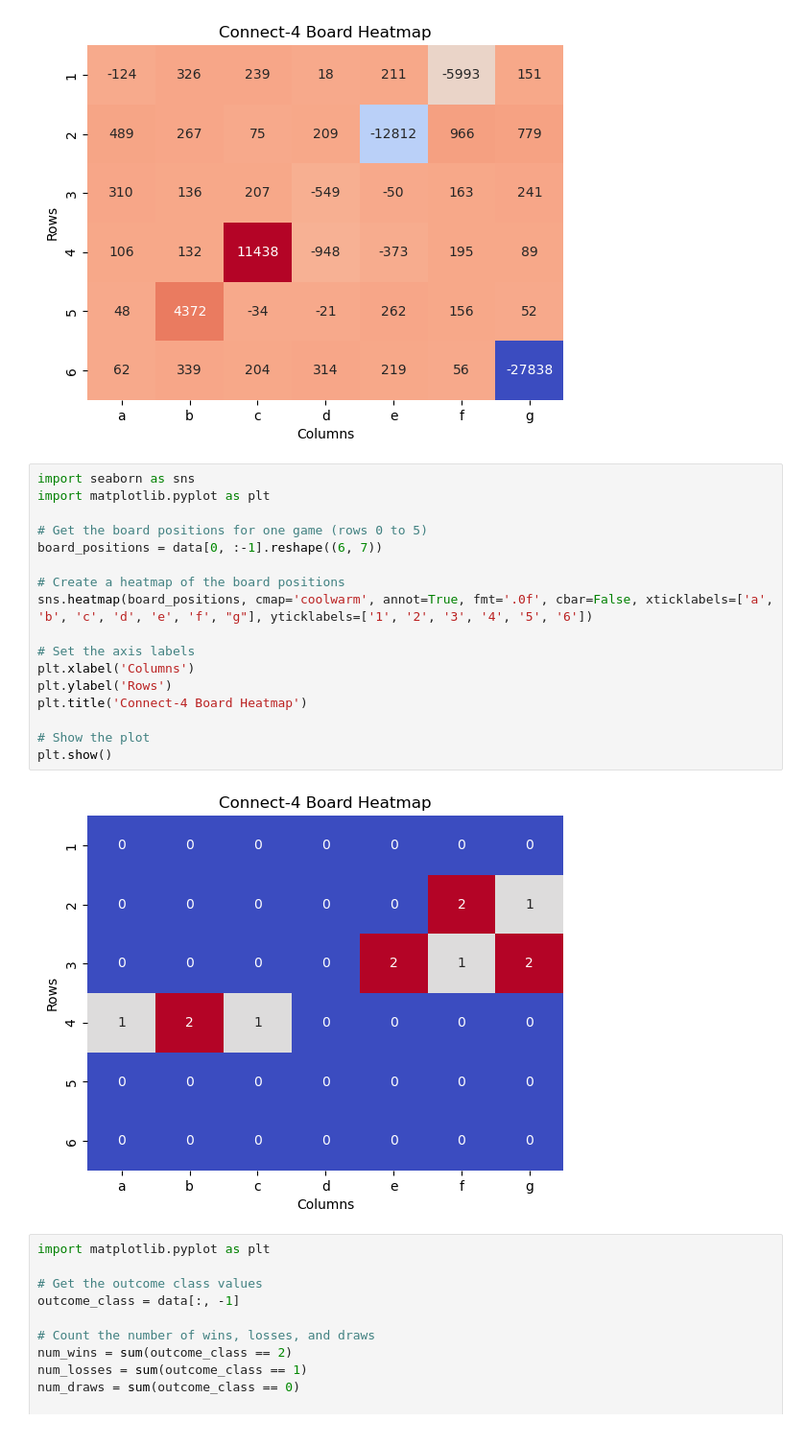
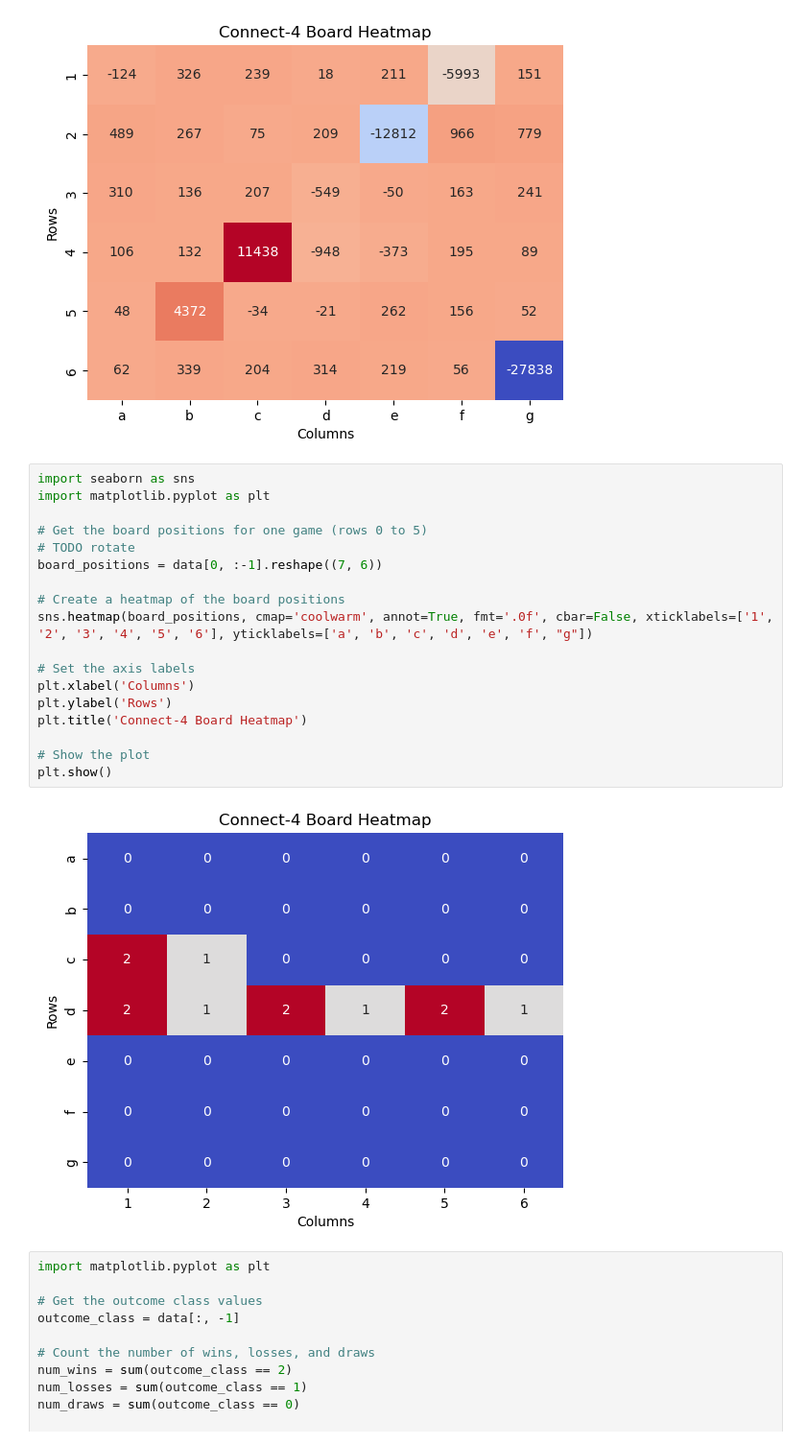
Before and after one commit to Gaurang-1402/Machine-Learning-final-project, a Jupyter notebook: gaurang/unsupervised_analysis.ipynb, the cells around one changed output. Shown: that part at 96% size. Drawn from its saved outputs; the diff is of its cells as text.

```diff
--- a/gaurang/unsupervised_analysis.ipynb
+++ b/gaurang/unsupervised_analysis.ipynb
@@ -78,22 +78,23 @@ plt.show()
 # %%
 import seaborn as sns
 import matplotlib.pyplot as plt
 
 # Get the board positions for one game (rows 0 to 5)
-board_positions = data[0, :-1].reshape((6, 7))
+# TODO rotate
+board_positions = data[0, :-1].reshape((7, 6))
 
 # Create a heatmap of the board positions
-sns.heatmap(board_positions, cmap='coolwarm', annot=True, fmt='.0f', cbar=False, xticklabels=['a', 'b', 'c', 'd', 'e', 'f', "g"], yticklabels=['1', '2', '3', '4', '5', '6'])
+sns.heatmap(board_positions, cmap='coolwarm', annot=True, fmt='.0f', cbar=False, xticklabels=['1', '2', '3', '4', '5', '6'], yticklabels=['a', 'b', 'c', 'd', 'e', 'f', "g"])
 
 # Set the axis labels
 plt.xlabel('Columns')
 plt.ylabel('Rows')
 plt.title('Connect-4 Board Heatmap')
 
 # Show the plot
 plt.show()
 # %% [output]
-[figure, old version]
+[figure, new version]
 # %%
 import matplotlib.pyplot as plt
 
```
Also changed, not shown: 7 other files.
